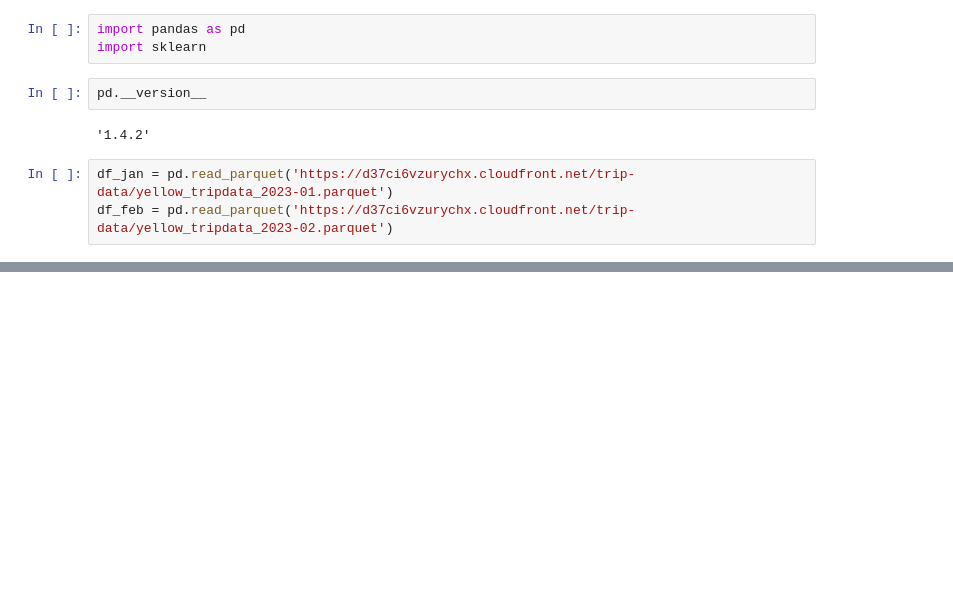
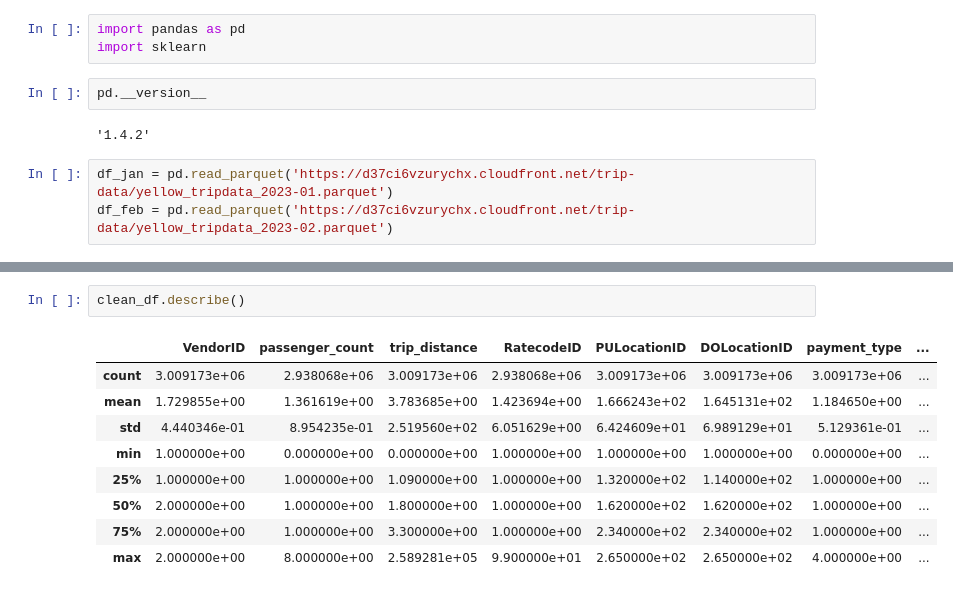
Before and after one commit to Hor-layinka/Hobs-ML-zoomcamp, a Jupyter notebook: 01_intro/Homework.ipynb, the cells around one changed output, grey strips where cells are left out. Drawn from its saved outputs; the diff is of its cells as text; blank space fills up the shorter version.

```diff
--- a/01_intro/Homework.ipynb
+++ b/01_intro/Homework.ipynb
@@ -30,0 +58,12 @@ memory usage: 444.6+ MB
+# %%
+clean_df.describe()
+# %% [output]
+|  | VendorID | passenger_count | trip_distance | RatecodeID | PULocationID | DOLocationID | payment_type | ... |
+| count | 3.009173e+06 | 2.938068e+06 | 3.009173e+06 | 2.938068e+06 | 3.009173e+06 | 3.009173e+06 | 3.009173e+06 | ... |
+| mean | 1.729855e+00 | 1.361619e+00 | 3.783685e+00 | 1.423694e+00 | 1.666243e+02 | 1.645131e+02 | 1.184650e+00 | ... |
+| std | 4.440346e-01 | 8.954235e-01 | 2.519560e+02 | 6.051629e+00 | 6.424609e+01 | 6.989129e+01 | 5.129361e-01 | ... |
+| min | 1.000000e+00 | 0.000000e+00 | 0.000000e+00 | 1.000000e+00 | 1.000000e+00 | 1.000000e+00 | 0.000000e+00 | ... |
+| 25% | 1.000000e+00 | 1.000000e+00 | 1.090000e+00 | 1.000000e+00 | 1.320000e+02 | 1.140000e+02 | 1.000000e+00 | ... |
+| 50% | 2.000000e+00 | 1.000000e+00 | 1.800000e+00 | 1.000000e+00 | 1.620000e+02 | 1.620000e+02 | 1.000000e+00 | ... |
+| 75% | 2.000000e+00 | 1.000000e+00 | 3.300000e+00 | 1.000000e+00 | 2.340000e+02 | 2.340000e+02 | 1.000000e+00 | ... |
+| max | 2.000000e+00 | 8.000000e+00 | 2.589281e+05 | 9.900000e+01 | 2.650000e+02 | 2.650000e+02 | 4.000000e+00 | ... |
```
Also changed, not shown: parts of 12 cells of this notebook.
